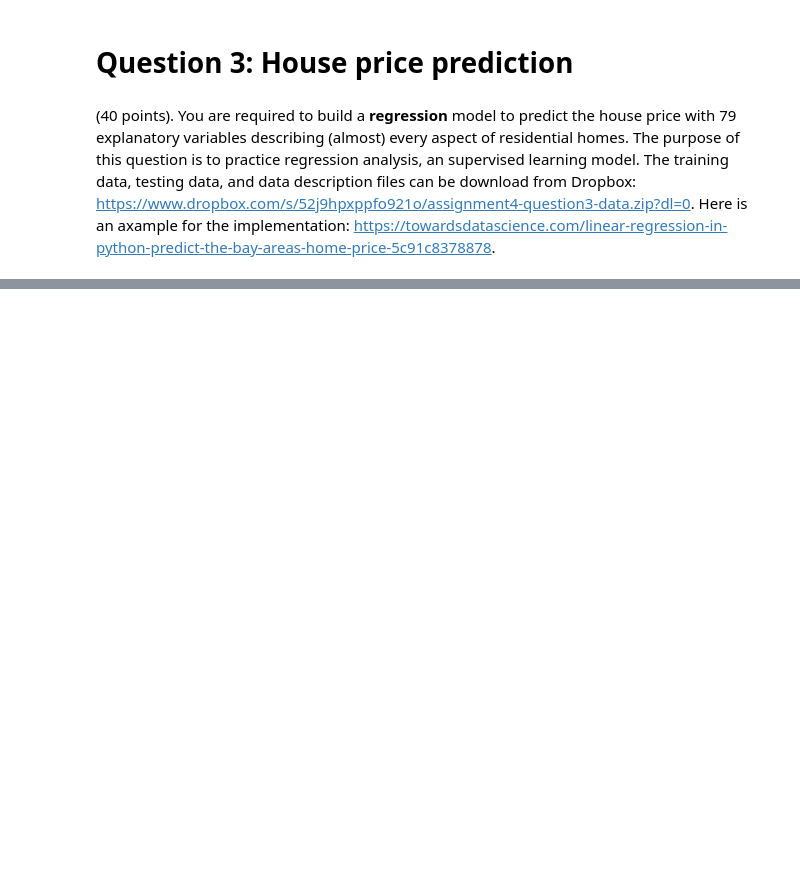
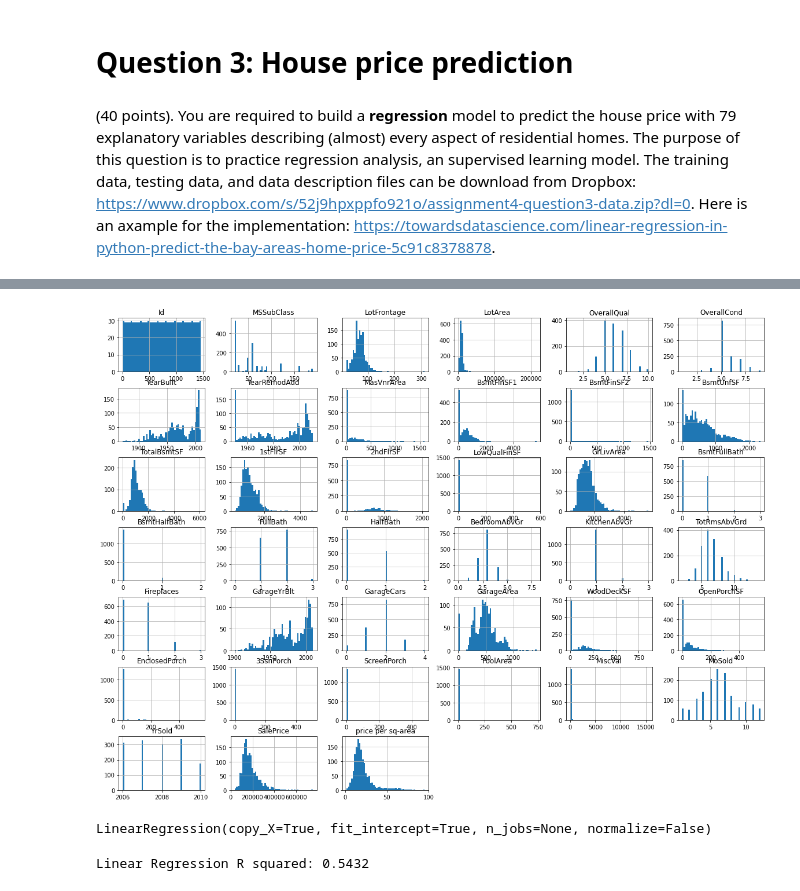
Before and after one commit to divyaseri/divya_INFO5731_Fall2020, a Jupyter notebook: INFO5731_Assignment_four.ipynb, the cells around one changed output, grey strips where cells are left out. Saved outputs shown, nothing was run; the diff lists cells and outputs as text; code cells hidden in the pictures; blank space fills up the shorter version.

```diff
--- a/INFO5731_Assignment_four.ipynb
+++ b/INFO5731_Assignment_four.ipynb
@@ -215,0 +433,4 @@ Answer the following questions:
+# %%
+import pandas as pd
+train_df = pd.read_csv('/content/train.csv')
+train_df.head()
@@ -215,0 +445,2 @@ Answer the following questions:
+# %%
+train_df['price per sq-area'] = train_df['SalePrice'] / train_df['LotArea']
@@ -215,0 +449,7 @@ Answer the following questions:
+# %%
+import matplotlib.pyplot as plt
+train_df.hist(bins=50, figsize=(20,15))
+plt.savefig("attribute_histogram_plots")
+plt.show()
+# %% [output]
+[figure, added]
@@ -215,0 +468,12 @@ Answer the following questions:
+# %%
+#Linear Regression Model
+from sklearn.linear_model import LinearRegression
+regressor = LinearRegression()
+regressor.fit(x_train, y_train)
+# %% [output]
+LinearRegression(copy_X=True, fit_intercept=True, n_jobs=None, normalize=False)
+# %%
+y_pred = regressor.predict(X_test)
+print('Linear Regression R squared: %.4f' % regressor.score(x_test, y_test))
+# %% [output]
+Linear Regression R squared: 0.5432
```
Also changed, not shown: parts of 50 cells of this notebook.
